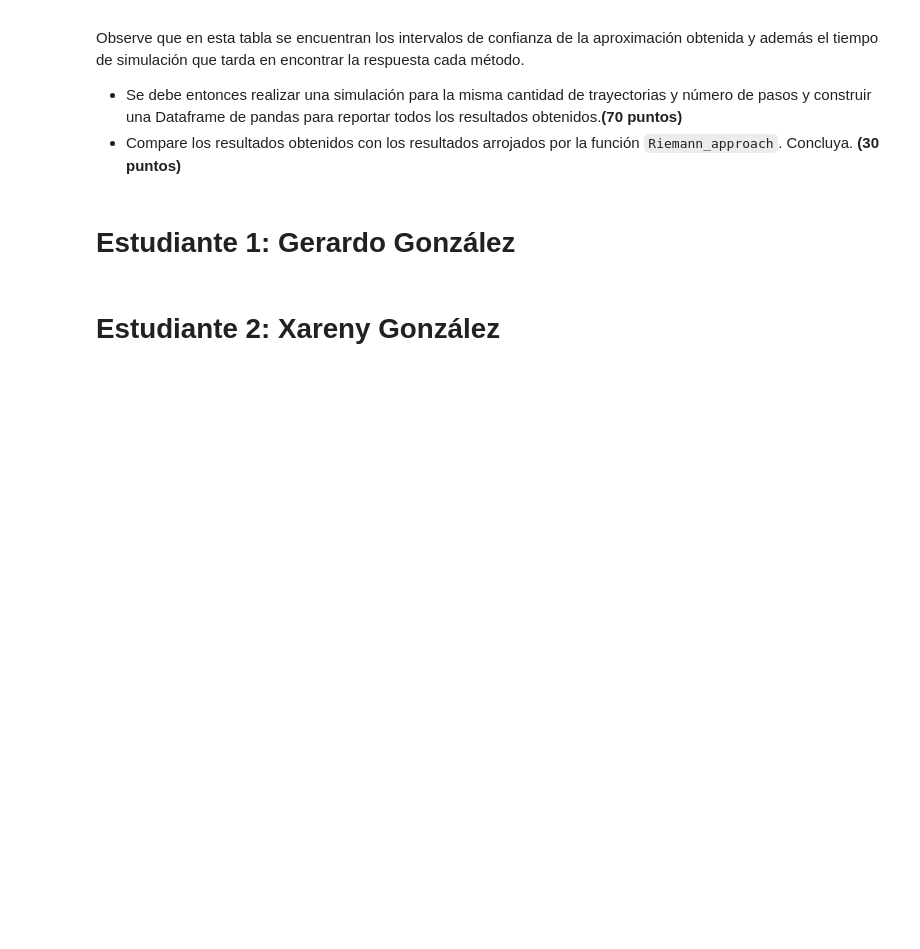
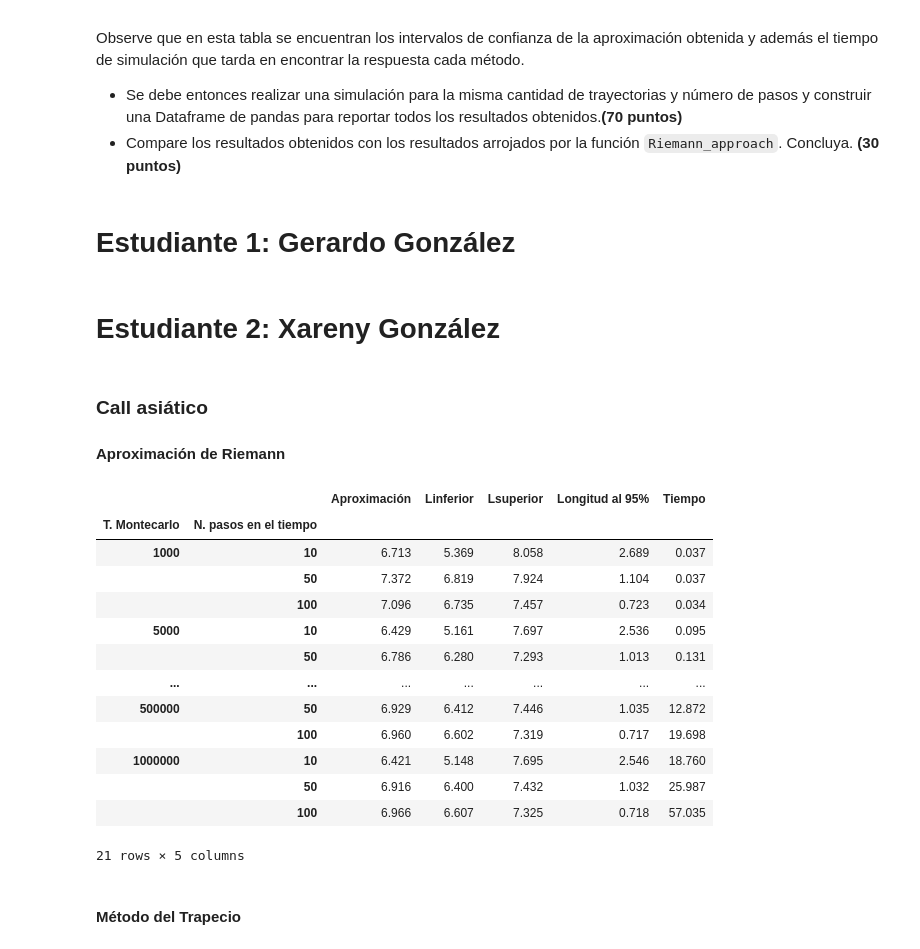
Before and after one commit to Xarenyglp/Tarea9_GonzalezGerardo_GonzalezXareny, a Jupyter notebook: Tarea9_GonzalezGerardo_GonzalezXareny.ipynb, the cells around one changed output. Drawn from its saved outputs; the diff is of its cells as text; code cells hidden in the pictures; blank space fills up the shorter version.

```diff
--- a/Tarea9_GonzalezGerardo_GonzalezXareny.ipynb
+++ b/Tarea9_GonzalezGerardo_GonzalezXareny.ipynb
@@ -25,0 +202,2 @@ Observe que en esta tabla se encuentran los intervalos de confianza de la aproxi
+# %%
+put = list(map(lambda trayectorias:list(map(lambda pasos: put_asiatica_trap(K,r,S0,trayectorias,pasos,sigma,T),NbStep)), NbTraj))
@@ -27,0 +398,58 @@ Observe que en esta tabla se encuentran los intervalos de confianza de la aproxi
+# %% [markdown]
+### Call asiático
+####  Aproximación de Riemann
+# %%
+# Parametros.
+Nt = [1000] * 3 + [5000] * 3 + [10000] * 3 + [50000] * 3 + [100000] * 3 + [500000] * 3 +  [1000000] * 3
+Ns = [10, 50, 100] * len(set(Nt))
+index = [Nt, Ns]
+
+# Valores de la opción.
+S0 = 100
+K = 100
+r = 0.10
+sigma = 0.20
+T = 1
+# %%
+# Definimos simulación
+Nt_sim = [1000, 5000, 10000, 50000, 100000, 500000, 1000000]
+Ns_sim = [10, 50, 100]
+sr_call = [[Riemann_approach(K, r, S0, j, i, sigma, T, 'Call', 0.95) for i in Ns_sim] for j in Nt_sim]
+# %%
+def valores(sim_vector):
+
+
+    T1 = ([np.array(sim_vector[i]) for i in range(len(sim_vector))][0])
+    T2 = ([np.array(sim_vector[i]) for i in range(len(sim_vector))][1])
+    T3 = ([np.array(sim_vector[i]) for i in range(len(sim_vector))][2])
+    T4 = ([np.array(sim_vector[i]) for i in range(len(sim_vector))][3])
+    T5 = ([np.array(sim_vector[i]) for i in range(len(sim_vector))][4])
+    T6 = ([np.array(sim_vector[i]) for i in range(len(sim_vector))][5])
+    T7 = ([np.array(sim_vector[i]) for i in range(len(sim_vector))][6])
+
+
+    matriz = np.concatenate([T1, T2, T3, T4, T5, T6, T7])
+
+    return matriz
+# %%
+callRim = pd.DataFrame(valores(sr_call),
+                                 columns=['Aproximación', 'Linferior', 'Lsuperior', 'Longitud al 95%', 'Tiempo'],
+                                 index=pd.MultiIndex.from_arrays(index, names=('T. Montecarlo', 'N. pasos en el tiempo')))
+callRim
+# %% [output]
+|  |  | Aproximación | Linferior | Lsuperior | Longitud al 95% | Tiempo |
+| T. Montecarlo | N. pasos en el tiempo |  |  |  |  |  |
+| 1000 | 10 | 6.713 | 5.369 | 8.058 | 2.689 | 0.037 |
+|  | 50 | 7.372 | 6.819 | 7.924 | 1.104 | 0.037 |
+|  | 100 | 7.096 | 6.735 | 7.457 | 0.723 | 0.034 |
+| 5000 | 10 | 6.429 | 5.161 | 7.697 | 2.536 | 0.095 |
+|  | 50 | 6.786 | 6.280 | 7.293 | 1.013 | 0.131 |
+| ... | ... | ... | ... | ... | ... | ... |
+| 500000 | 50 | 6.929 | 6.412 | 7.446 | 1.035 | 12.872 |
+|  | 100 | 6.960 | 6.602 | 7.319 | 0.717 | 19.698 |
+| 1000000 | 10 | 6.421 | 5.148 | 7.695 | 2.546 | 18.760 |
+|  | 50 | 6.916 | 6.400 | 7.432 | 1.032 | 25.987 |
+|  | 100 | 6.966 | 6.607 | 7.325 | 0.718 | 57.035 |
+21 rows × 5 columns
+# %% [markdown]
+#### Método del Trapecio
```
Also changed, not shown: parts of 22 cells of this notebook.
